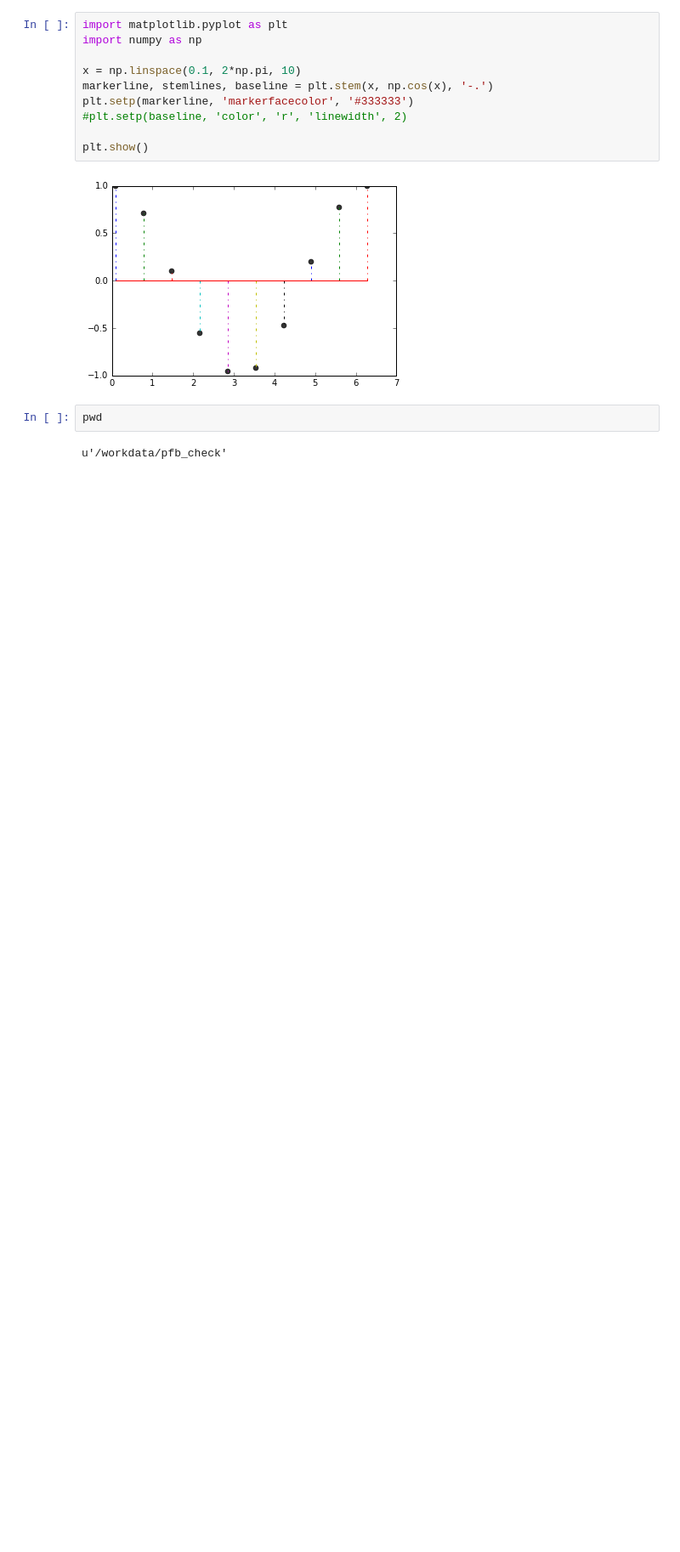
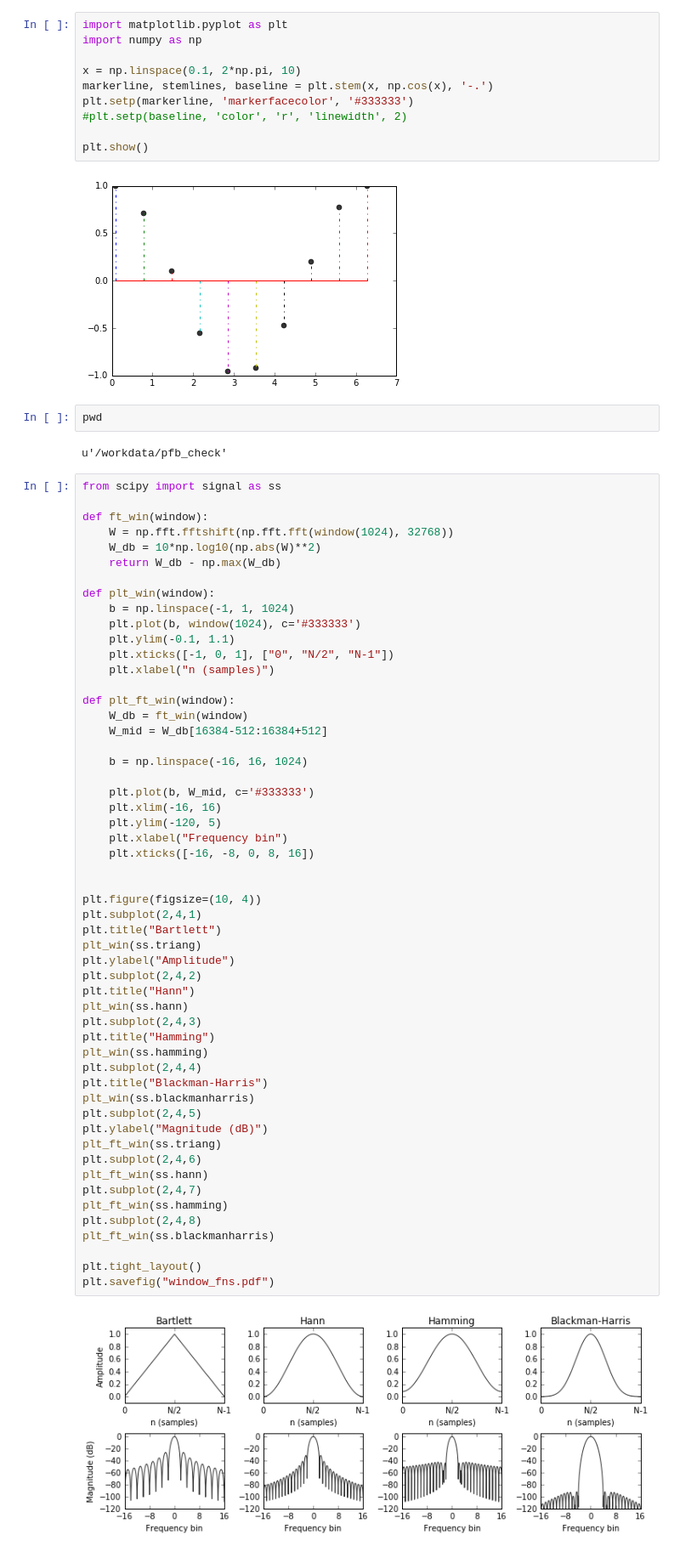
Before and after one commit to jack-h/specbook, a Jupyter notebook: scripts/pfb/pfb_check.py.ipynb, the cells around one changed output. Shown at 85% size. Saved outputs shown, nothing was run; the diff lists cells and outputs as text; blank space fills up the shorter version.

Commit message:
Added windowing functions section

```diff
--- a/scripts/pfb/pfb_check.py.ipynb
+++ b/scripts/pfb/pfb_check.py.ipynb
@@ -345,3 +345,59 @@ plt.show()
 pwd
 # %% [output]
 u'/workdata/pfb_check'
+# %%
+from scipy import signal as ss
+
+def ft_win(window):
+    W = np.fft.fftshift(np.fft.fft(window(1024), 32768))
+    W_db = 10*np.log10(np.abs(W)**2)
+    return W_db - np.max(W_db)
+
+def plt_win(window):
+    b = np.linspace(-1, 1, 1024)
+    plt.plot(b, window(1024), c='#333333')
+    plt.ylim(-0.1, 1.1)
+    plt.xticks([-1, 0, 1], ["0", "N/2", "N-1"])
+    plt.xlabel("n (samples)")
+
+def plt_ft_win(window):
+    W_db = ft_win(window)
+    W_mid = W_db[16384-512:16384+512]
+
+    b = np.linspace(-16, 16, 1024)
+
+    plt.plot(b, W_mid, c='#333333')
+    plt.xlim(-16, 16)
+    plt.ylim(-120, 5)
+    plt.xlabel("Frequency bin")
+    plt.xticks([-16, -8, 0, 8, 16])
+
+
+plt.figure(figsize=(10, 4))
+plt.subplot(2,4,1)
+plt.title("Bartlett")
+plt_win(ss.triang)
+plt.ylabel("Amplitude")
+plt.subplot(2,4,2)
+plt.title("Hann")
+plt_win(ss.hann)
+plt.subplot(2,4,3)
+plt.title("Hamming")
+plt_win(ss.hamming)
+plt.subplot(2,4,4)
+plt.title("Blackman-Harris")
+plt_win(ss.blackmanharris)
+plt.subplot(2,4,5)
+plt.ylabel("Magnitude (dB)")
+plt_ft_win(ss.triang)
+plt.subplot(2,4,6)
+plt_ft_win(ss.hann)
+plt.subplot(2,4,7)
+plt_ft_win(ss.hamming)
+plt.subplot(2,4,8)
+plt_ft_win(ss.blackmanharris)
+
+plt.tight_layout()
+plt.savefig("window_fns.pdf")
+# %% [output]
+[figure, added]
```
Also changed, not shown: parts of 1 cell of this notebook, 2 other files.
